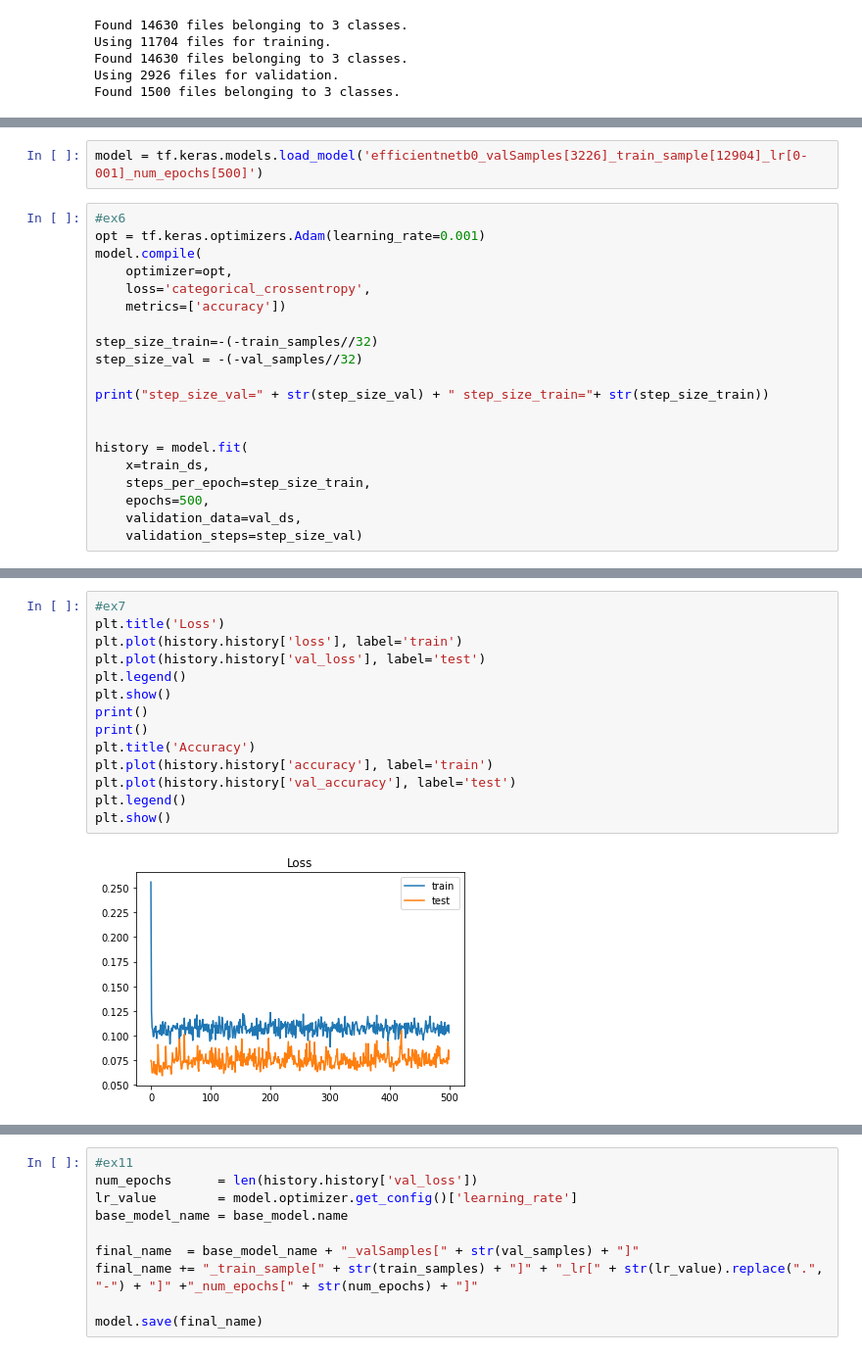
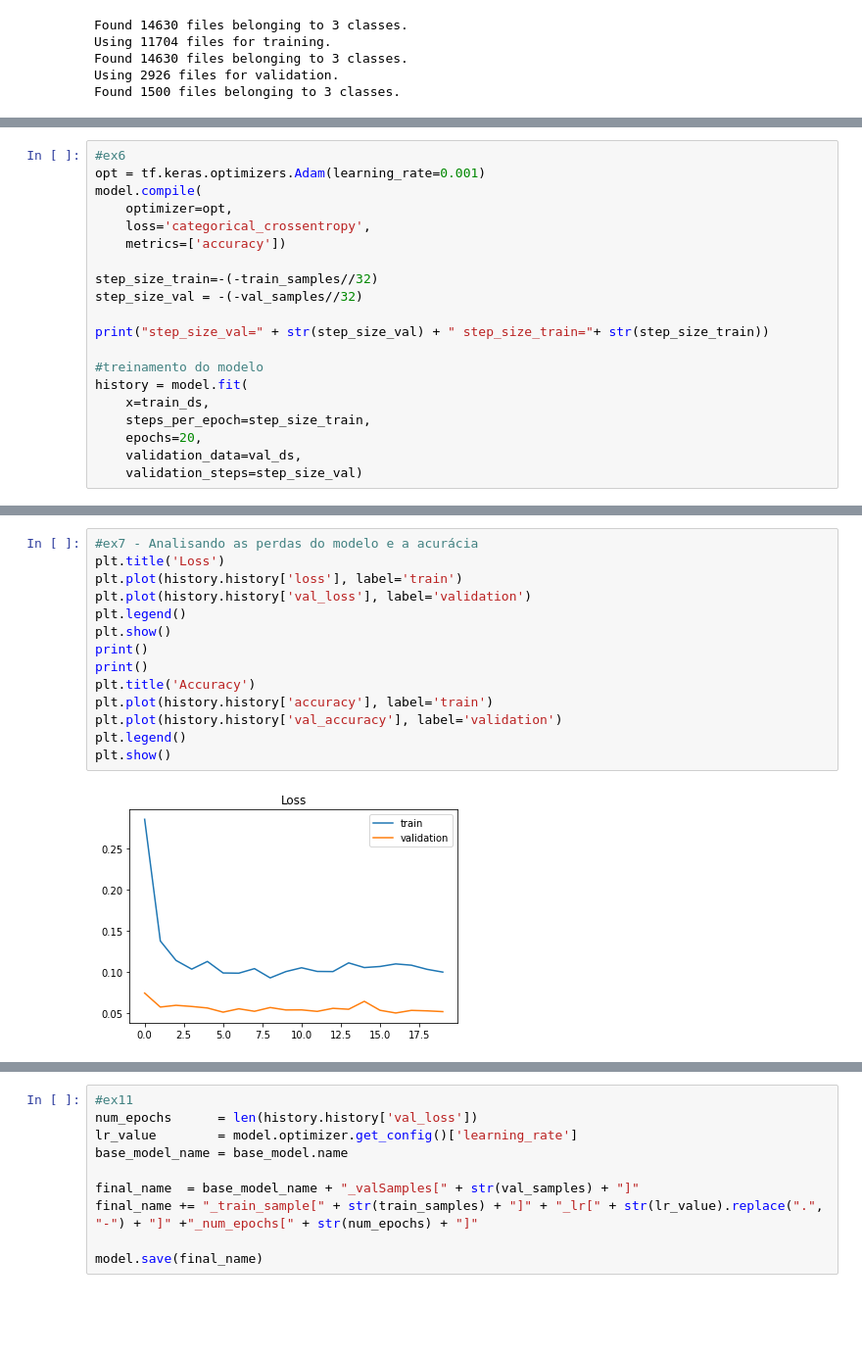
Before and after one commit to leorr/AI, a Jupyter notebook: Projeto_Deep_Learning.ipynb, the cells around one changed output, grey strips where cells are left out. Shown at 98% size. Saved outputs shown, nothing was run; the diff lists cells and outputs as text; blank space fills up the shorter version.

```diff
--- a/Projeto_Deep_Learning.ipynb
+++ b/Projeto_Deep_Learning.ipynb
@@ -110,5 +108,3 @@ optional (load trained model)
-# %%
-model = tf.keras.models.load_model('efficientnetb0_valSamples[3226]_train_sample[12904]_lr[0-001]_num_epochs[500]')
 # %%
 #ex6
 opt = tf.keras.optimizers.Adam(learning_rate=0.001)
@@ -122,10 +118,10 @@ step_size_val = -(-val_samples//32)
 
 print("step_size_val=" + str(step_size_val) + " step_size_train="+ str(step_size_train))
 
-
+#treinamento do modelo
 history = model.fit(
     x=train_ds,
     steps_per_epoch=step_size_train,
-    epochs=500,
+    epochs=20,
     validation_data=val_ds,
     validation_steps=step_size_val)
@@ -139,17 +154,17 @@ Acc: 0.989, Loss: 0.033
 dict_keys(['loss', 'accuracy', 'val_loss', 'val_accuracy'])
 # %%
-#ex7
+#ex7 - Analisando as perdas do modelo e a acurácia
 plt.title('Loss')
 plt.plot(history.history['loss'], label='train')
-plt.plot(history.history['val_loss'], label='test')
+plt.plot(history.history['val_loss'], label='validation')
 plt.legend()
 plt.show()
 print()
 print()
 plt.title('Accuracy')
 plt.plot(history.history['accuracy'], label='train')
-plt.plot(history.history['val_accuracy'], label='test')
+plt.plot(history.history['val_accuracy'], label='validation')
 plt.legend()
 plt.show()
 # %% [output]
-[figure, old version]
+[figure, new version]
```
Also changed, not shown: parts of 8 cells of this notebook.
